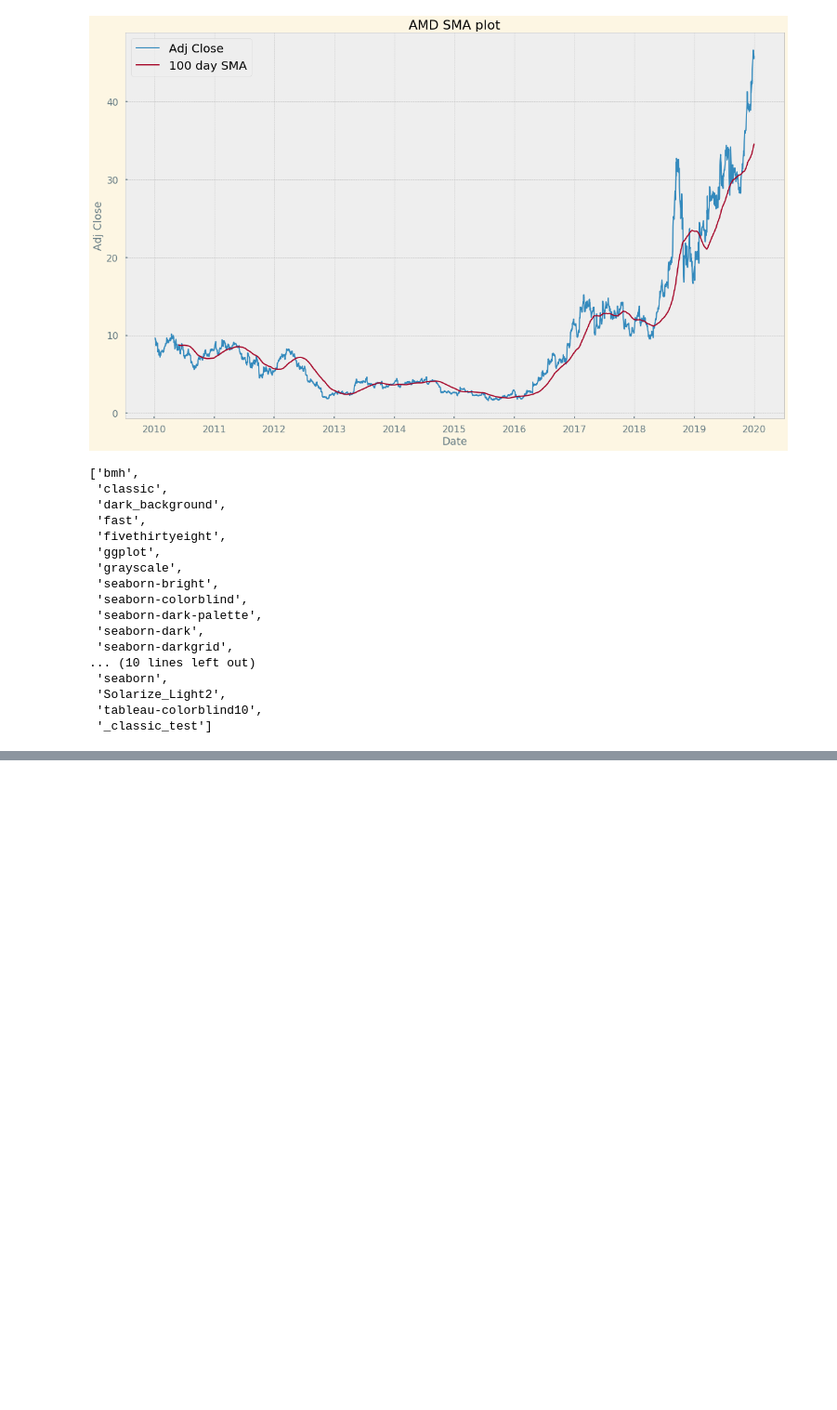
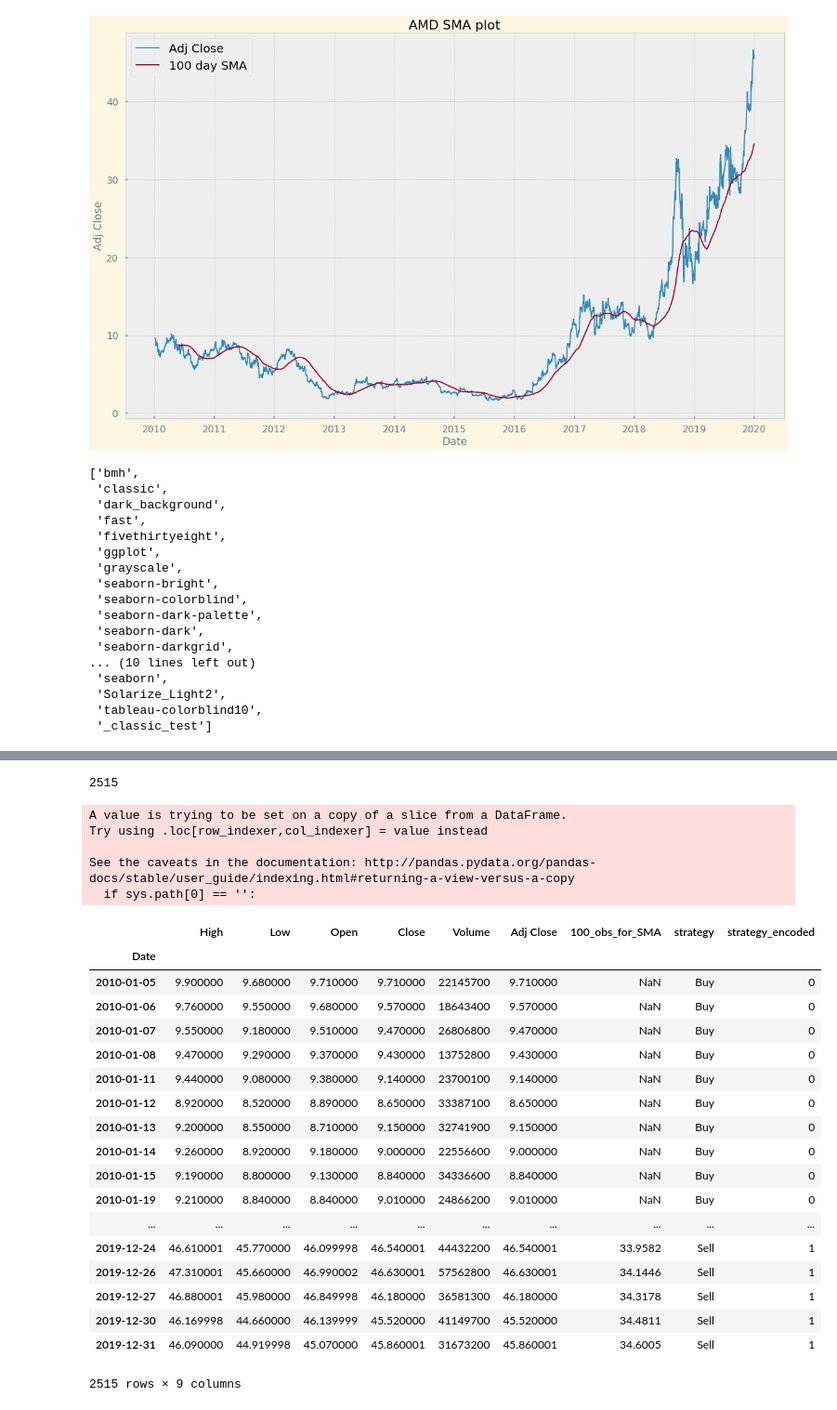
Before and after one commit to SiddAjriY2Jaccount/sma-crossover-python, a Jupyter notebook: AMD_sma.ipynb, the cells around one changed output, grey strips where cells are left out. Shown at 93% size. Drawn from its saved outputs; the diff is of its cells as text; code cells hidden in the pictures; blank space fills up the shorter version.

```diff
--- a/AMD_sma.ipynb
+++ b/AMD_sma.ipynb
@@ -108,6 +108,6 @@ for i in range(amd.shape[0]):
     if amd["Adj Close"].iloc[i] > amd["100_obs_for_SMA"].iloc[i]:
         li.append("Sell")
     else:
-        Position.append(“Short”)
-apple["strategy"] = li
-apple.head()
+        li.append("Buy")
+amd["strategy"] = li
+amd.tail()
@@ -113,0 +127,40 @@ apple.head()
+# %%
+## Encoding of categorical strategy column -> Sell = 1, Buy = 0
+
+ll = list(amd.strategy)
+for idx, val in enumerate(ll):
+    if val=="Sell":
+        ll[idx] = 1
+    else:
+        ll[idx] = 0
+
+print(len(ll))
+
+amd['strategy_encoded'] = ll
+amd
+# %% [output]
+2515
+A value is trying to be set on a copy of a slice from a DataFrame.
+Try using .loc[row_indexer,col_indexer] = value instead
+
+See the caveats in the documentation: http://pandas.pydata.org/pandas-docs/stable/user_guide/indexing.html#returning-a-view-versus-a-copy
+  if sys.path[0] == '':
+|  | High | Low | Open | Close | Volume | Adj Close | 100_obs_for_SMA | strategy | strategy_encoded |
+| Date |  |  |  |  |  |  |  |  |  |
+| 2010-01-05 | 9.900000 | 9.680000 | 9.710000 | 9.710000 | 22145700 | 9.710000 | NaN | Buy | 0 |
+| 2010-01-06 | 9.760000 | 9.550000 | 9.680000 | 9.570000 | 18643400 | 9.570000 | NaN | Buy | 0 |
+| 2010-01-07 | 9.550000 | 9.180000 | 9.510000 | 9.470000 | 26806800 | 9.470000 | NaN | Buy | 0 |
+| 2010-01-08 | 9.470000 | 9.290000 | 9.370000 | 9.430000 | 13752800 | 9.430000 | NaN | Buy | 0 |
+| 2010-01-11 | 9.440000 | 9.080000 | 9.380000 | 9.140000 | 23700100 | 9.140000 | NaN | Buy | 0 |
+| 2010-01-12 | 8.920000 | 8.520000 | 8.890000 | 8.650000 | 33387100 | 8.650000 | NaN | Buy | 0 |
+| 2010-01-13 | 9.200000 | 8.550000 | 8.710000 | 9.150000 | 32741900 | 9.150000 | NaN | Buy | 0 |
+| 2010-01-14 | 9.260000 | 8.920000 | 9.180000 | 9.000000 | 22556600 | 9.000000 | NaN | Buy | 0 |
+| 2010-01-15 | 9.190000 | 8.800000 | 9.130000 | 8.840000 | 34336600 | 8.840000 | NaN | Buy | 0 |
+| 2010-01-19 | 9.210000 | 8.840000 | 8.840000 | 9.010000 | 24866200 | 9.010000 | NaN | Buy | 0 |
+| ... | ... | ... | ... | ... | ... | ... | ... | ... | ... |
+| 2019-12-24 | 46.610001 | 45.770000 | 46.099998 | 46.540001 | 44432200 | 46.540001 | 33.9582 | Sell | 1 |
+| 2019-12-26 | 47.310001 | 45.660000 | 46.990002 | 46.630001 | 57562800 | 46.630001 | 34.1446 | Sell | 1 |
+| 2019-12-27 | 46.880001 | 45.980000 | 46.849998 | 46.180000 | 36581300 | 46.180000 | 34.3178 | Sell | 1 |
+| 2019-12-30 | 46.169998 | 44.660000 | 46.139999 | 45.520000 | 41149700 | 45.520000 | 34.4811 | Sell | 1 |
+| 2019-12-31 | 46.090000 | 44.919998 | 45.070000 | 45.860001 | 31673200 | 45.860001 | 34.6005 | Sell | 1 |
+2515 rows × 9 columns
```
Also changed, not shown: parts of 6 cells of this notebook.
